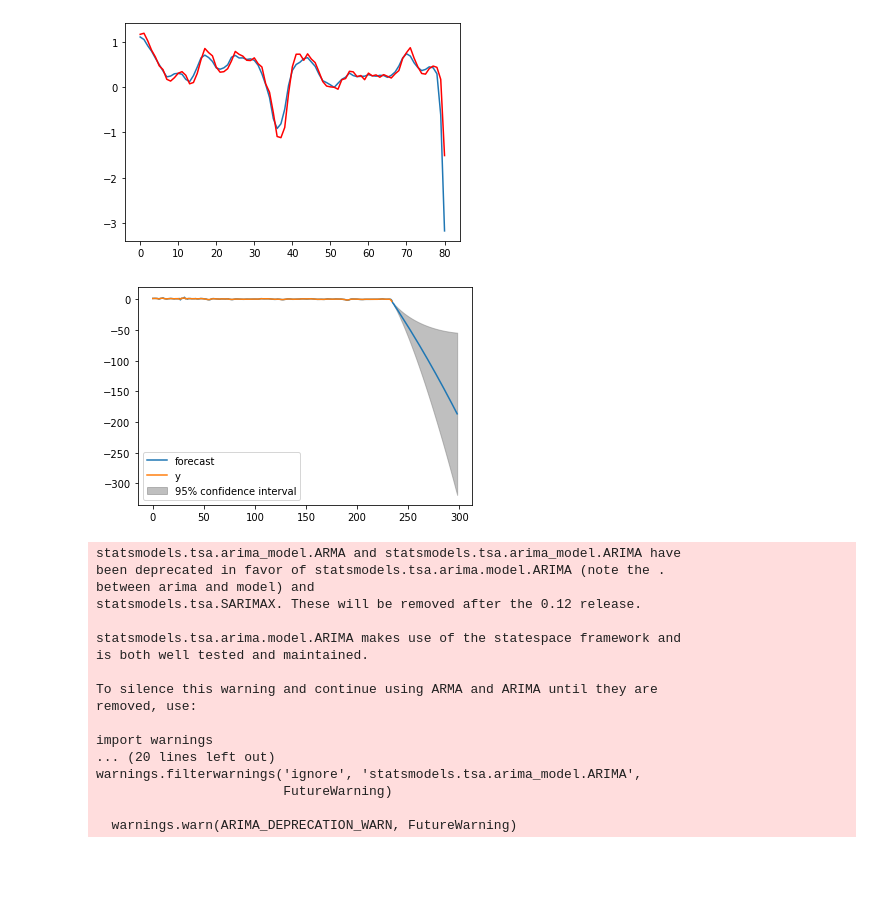
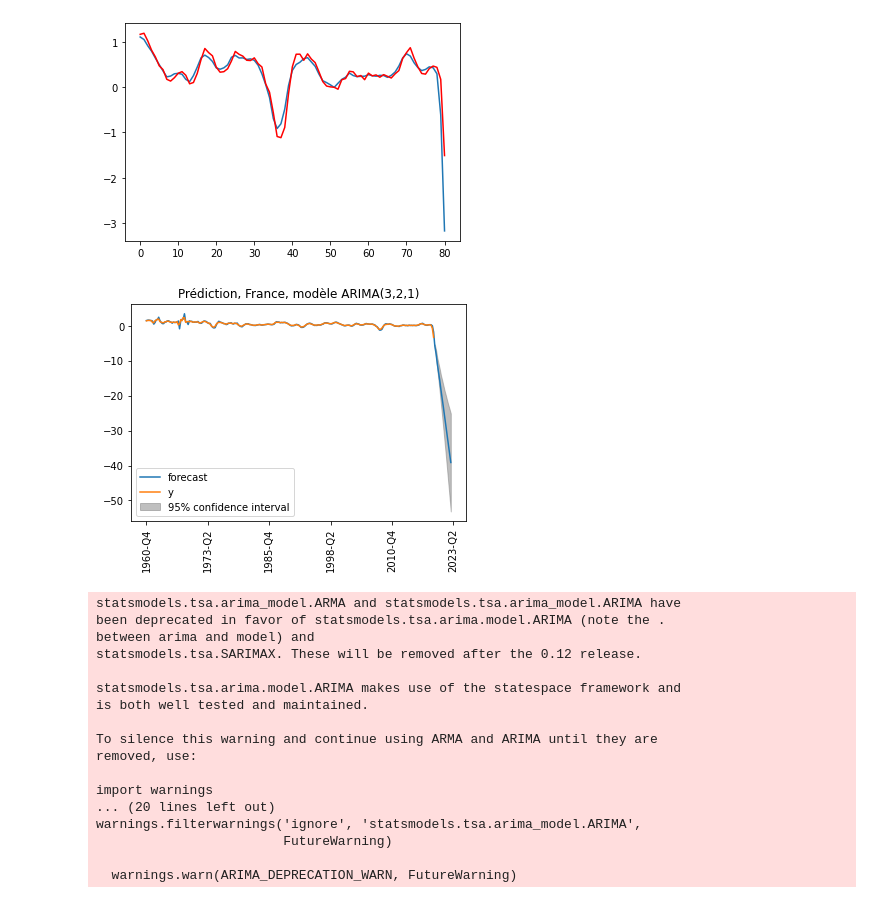
Before and after one commit to VieuL/PibOcde, a Jupyter notebook: AutoRegression.ipynb, the cells around one changed output. Drawn from its saved outputs; the diff is of its cells as text; code cells hidden in the pictures; blank space fills up the shorter version.

```diff
--- a/AutoRegression.ipynb
+++ b/AutoRegression.ipynb
@@ -155,11 +152,13 @@ warnings.filterwarnings('ignore', 'statsmodels.tsa.arima_model.ARIMA',
   warnings.warn(ARIMA_DEPRECATION_WARN, FutureWarning)
 Test RMSE: 0.228
 [figure]
-# %%
-model_fit2.plot_predict(2,300)
-plt.show()
-# %% [output]
-[figure, removed]
+# %%
+model_fit2.plot_predict(2,finF)
+plt.gca().xaxis.set_ticklabels(date, rotation = 90)
+plt.title('Prédiction, France, modèle ARIMA(3,2,1)')
+plt.show()
+# %% [output]
+[figure, added]
 # %%
 #AR 6
 test = arima(data,6,0,0)
```
Also changed, not shown: parts of 6 cells of this notebook.
